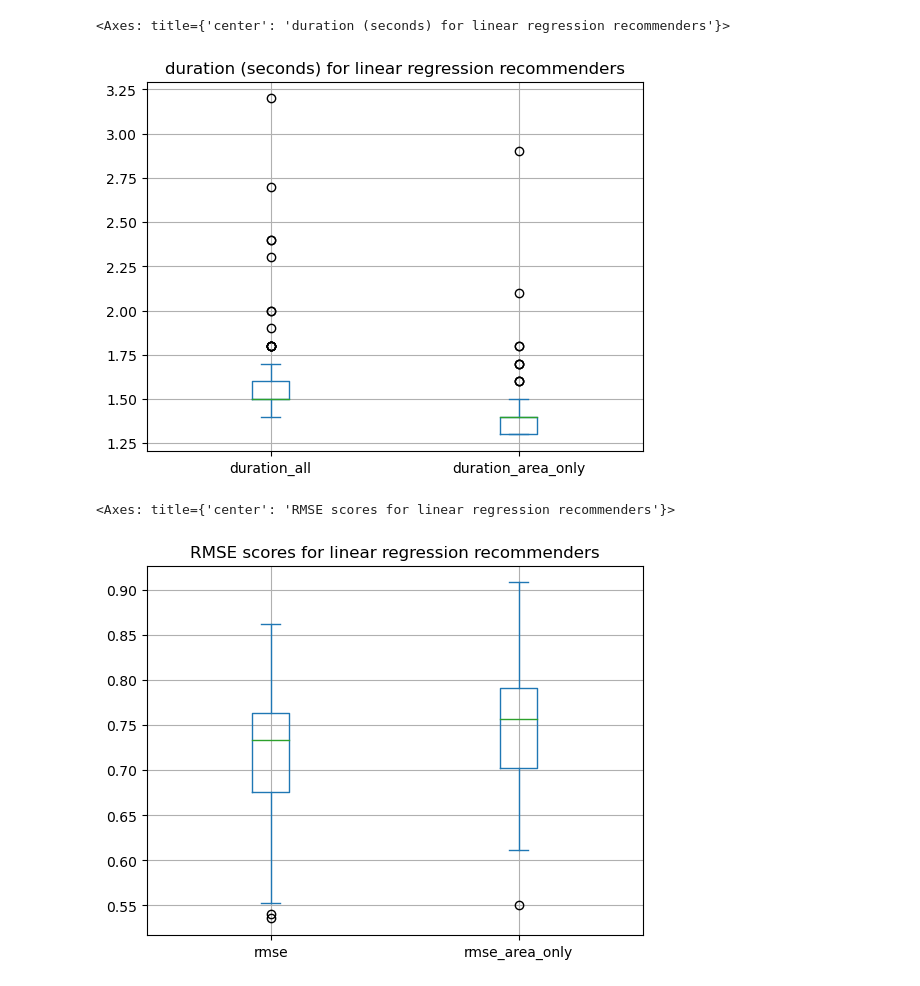
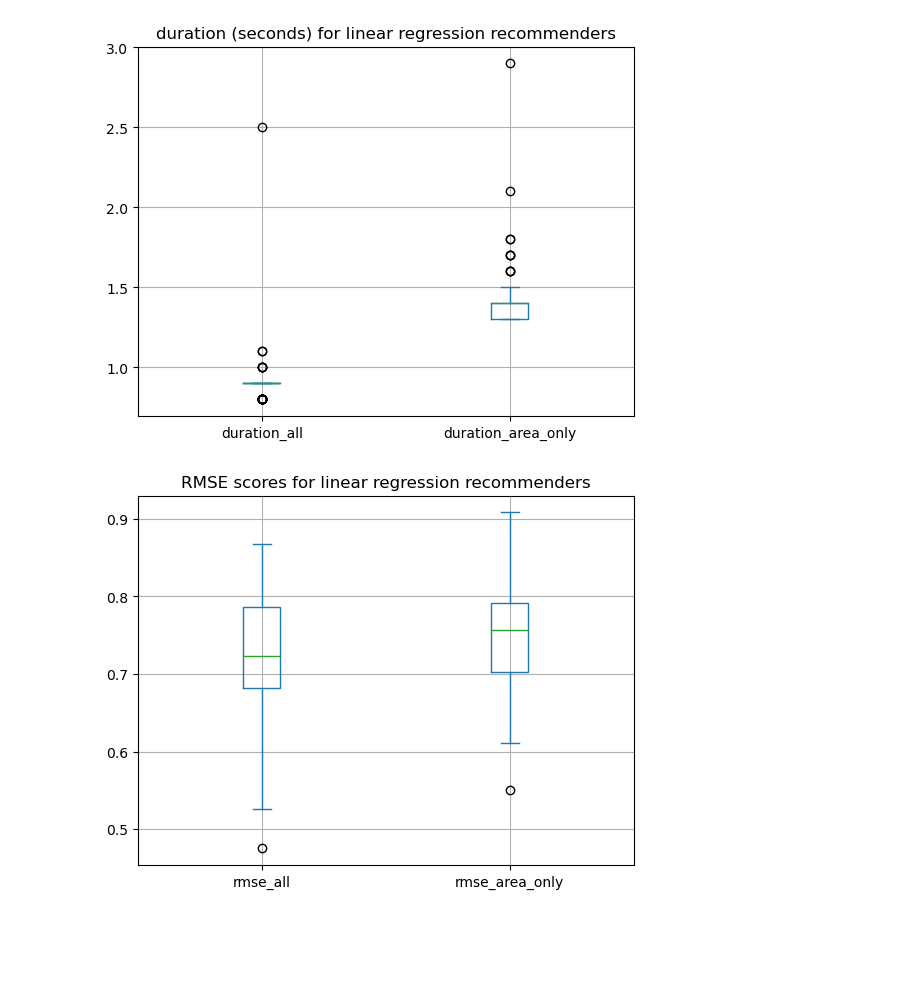
Before and after one commit to hahmed17/grafana_ml_modeling, a Jupyter notebook: banditware-ai-workflow/lr_analysis/linear regression viz.ipynb, the cells around one changed output. Drawn from its saved outputs; the diff is of its cells as text; code cells hidden in the pictures; blank space fills up the shorter version.

```diff
--- a/banditware-ai-workflow/lr_analysis/linear regression viz.ipynb
+++ b/banditware-ai-workflow/lr_analysis/linear regression viz.ipynb
@@ -6,7 +6,7 @@ import plotly
 import seaborn as sns
 # %%
 # import data
-df1 = pd.read_csv('lr_1.csv')
+df1 = pd.read_csv('runs.csv')
 df2 = pd.read_csv('lr_2.csv')
 # %%
 # retrieve duration columns
@@ -17,14 +17,14 @@ duration_df = pd.DataFrame({'duration_all': duration_col1, 'duration_area_only':
 # retrieve RMSE scores
 rmse_col1 = df1['training_root_mean_squared_error']
 rmse_col2 = df2['training_root_mean_squared_error']
-rmse_df = pd.DataFrame({'rmse': rmse_col1, 'rmse_area_only': rmse_col2})
+rmse_df = pd.DataFrame({'rmse_all': rmse_col1, 'rmse_area_only': rmse_col2})
 # %%
-duration_df.plot(kind='box', title='duration (seconds) for linear regression recommenders', grid=True)
+duration_fig = duration_df.plot(kind='box', title='duration (seconds) for linear regression recommenders', grid=True).get_figure()
+duration_fig.savefig('../figures/bp3d_linreg_duration.png')
 # %% [output]
-<Axes: title={'center': 'duration (seconds) for linear regression recommenders'}>
-[figure, old version]
+[figure, new version]
 # %%
-rmse_df.plot(kind='box', title='RMSE scores for linear regression recommenders', grid=True)
+rmse_fig = rmse_df.plot(kind='box', title='RMSE scores for linear regression recommenders', grid=True).get_figure()
+rmse_fig.savefig('../figures/bp3d_linreg_rmse.png')
 # %% [output]
-<Axes: title={'center': 'RMSE scores for linear regression recommenders'}>
-[figure, old version]
+[figure, new version]
```
Also changed, not shown: 3 other files.
